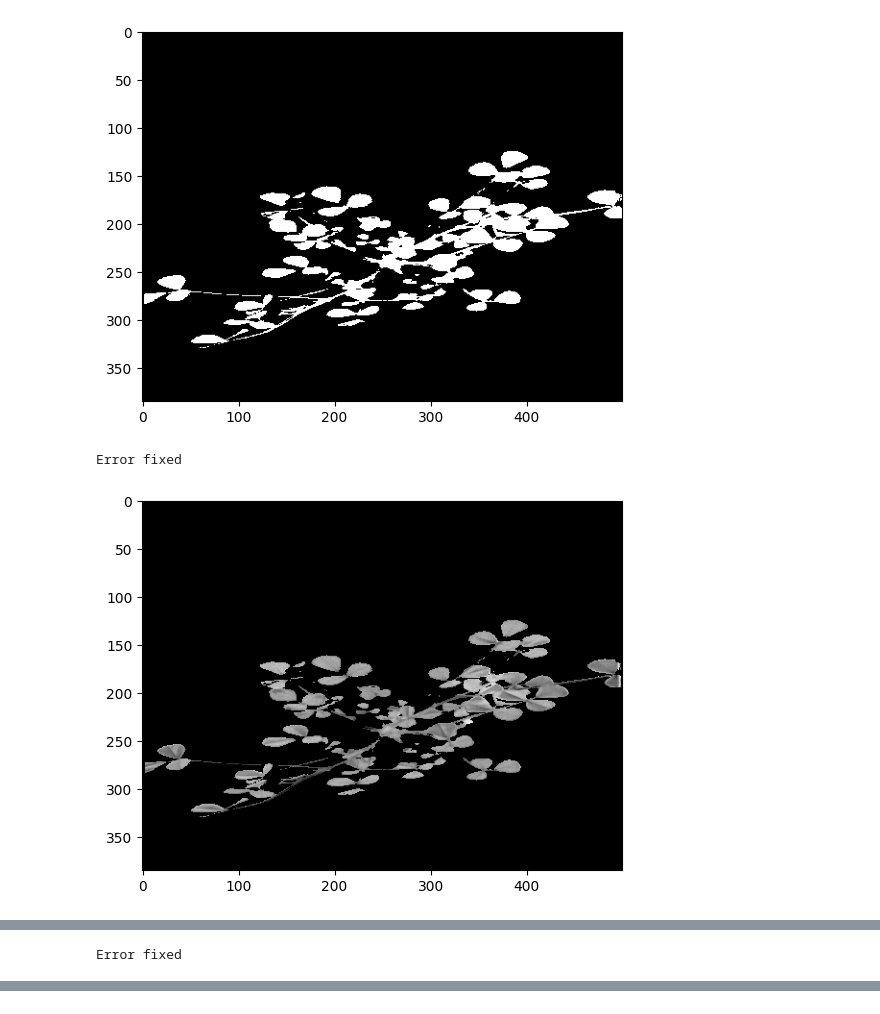
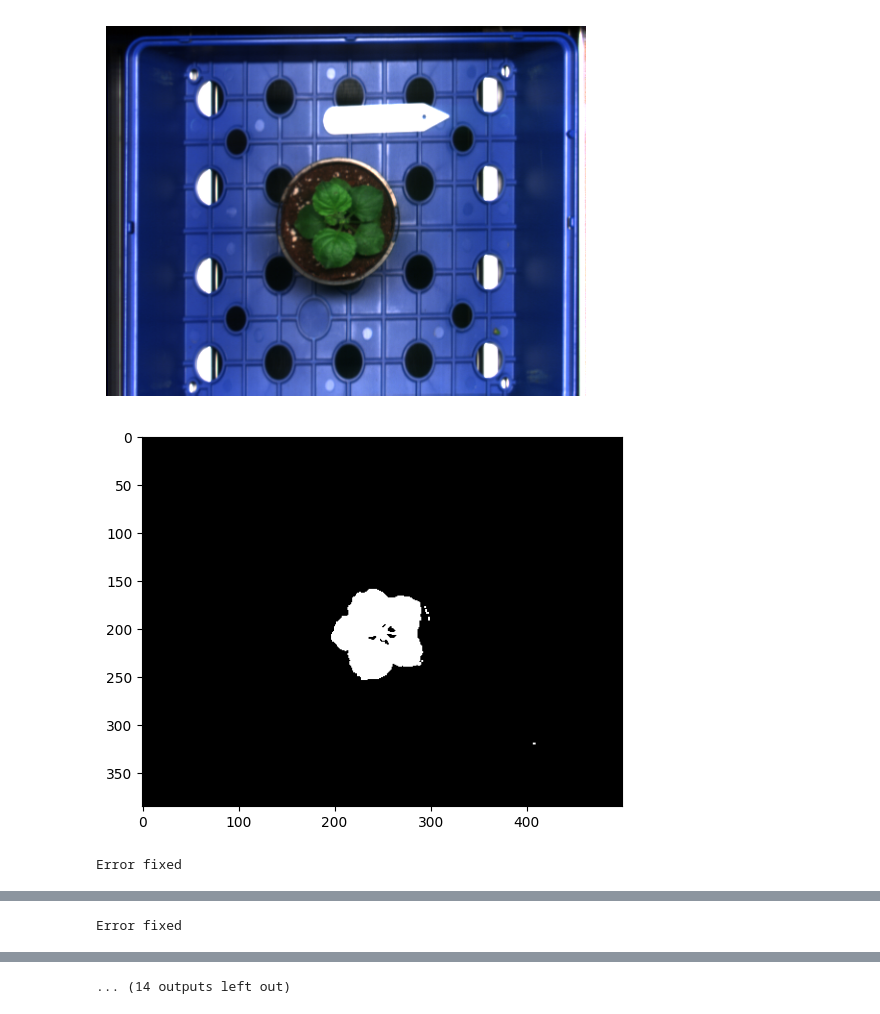
Before and after one commit to AuScalableDroneCloud/pipelines-jupyter, a Jupyter notebook: dev/pipelines-in-development/inlab_hyperspec_processing/Hyperspec_lab_pipeline.ipynb, the cells around one changed output, grey strips where cells are left out. Cells and saved outputs as stored; diff of their text form; code cells hidden in the pictures.

```diff
--- a/dev/pipelines-in-development/inlab_hyperspec_processing/Hyperspec_lab_pipeline.ipynb
+++ b/dev/pipelines-in-development/inlab_hyperspec_processing/Hyperspec_lab_pipeline.ipynb
@@ -198,15 +131,15 @@ import cv2
 import numpy as np
 
 ## Read
-img = cv2.imread("./2023-09-14_15-10-07.png")
+img = cv2.imread("./2023-05-25/2023-05-25_16-42-52.png")
 
 ## convert to hsv
 hsv = cv2.cvtColor(img, cv2.COLOR_BGR2HSV)
 
 ## mask of green (36,25,25) ~ (86, 255,255)
 # mask = cv2.inRange(hsv, (36, 25, 25), (86, 255,255))
-# mask = cv2.inRange(hsv, (36, 25, 25), (70, 255,255))
-mask = cv2.inRange(hsv, (40, 107, 110), (86, 255,255))
+mask = cv2.inRange(hsv, (38, 25, 25), (68, 255,255))
+# mask = cv2.inRange(hsv, (40, 107, 110), (86, 255,255))
 ## slice the green
 imask = mask>0
 green = np.zeros_like(img, np.uint8)
@@ -229,6 +162,11 @@ green_1ch = cv2.cvtColor(green, cv2.COLOR_BGR2GRAY)
 # Set the grayscale values to 255 where mask is >0
 green_1ch[green_1ch > 0] = 255
 
+kernel = np.ones((2,2),np.uint8)
+
+# Apply opening operation
+green_1ch = cv2.morphologyEx(green_1ch, cv2.MORPH_OPEN, kernel)
+
 # Display the resulting single-channel image
 plt.imshow(green_1ch, cmap='gray')  # Use 'cmap' if your image is grayscale
 plt.show()
@@ -239,6 +177,11 @@ plt.show()
+# %%
+
+col_names = ['tray_id', 'NDVI', 'NPCI', 'PSRI', 'NDRE', 'CCCI', 'PRI']
+
+traits_dict = {key:[] for key in col_names}
 # %%
-no_t = 2 # number of trays
-root_path = "./2023-09-14/"
+no_t = 5 # number of trays
+root_path = "./2023-05-25/"
 
 img_i = 0
 cf_i = 0
@@ -284,6 +227,14 @@ for i in range(int(l_imgs/no_t)):
         # cv2.imshow("img_thresh", th_ind)
         # cv2.waitKey(0)
         # cv2.destroyAllWindows()
+
+        img_rgb = cv2.cvtColor(img, cv2.COLOR_BGR2RGB)
+
+        # Now display the image in RGB format
+        plt.imshow(img_rgb)
+        plt.axis('off')  # Optional: Hide axes for a cleaner image display
+        plt.show()
+
         plt.imshow(th_ind, cmap='gray')  # Use 'cmap' if your image is grayscale
         plt.show()
 
@@ -309,13 +260,54 @@ for i in range(int(l_imgs/no_t)):
         # cv2.waitKey(0)
         # cv2.destroyAllWindows()
 
-        plt.imshow(masked_ind, cmap='gray')  # Use 'cmap' if your image is grayscale
+        masked_array = np.ma.masked_where(~th_ind, masked_ind)
+        plt.imshow(masked_array, cmap='gray', vmin = -0.1, vmax = 0.4)  # Use 'cmap' if your image is grayscale
         plt.show()
 
         print('Average of all pixels in NDRE: ',np.sum(masked_ind)/np.count_nonzero(th_ind))
-        print(np.min(masked_ind))
-        print(np.max(masked_ind))
+        print('Minimum value: ', np.min(masked_ind))
+        print('Maximum value: ',np.max(masked_ind))
 
+        tmp_values = []
+#             first add sid
+        tmp_values.append(img_i)
+
+#             NDVI
+        index, _ = get_ndvi(hyper, wavelength)
+        masked_ind = cv2.bitwise_and(index, index, mask = th_ind)
+        # tmp_values.append(np.average(masked_ind)) # np.mean and np.average are same without parameters in average
+        tmp_values.append(np.sum(masked_ind)/np.count_nonzero(th_ind)) # np.average(masked_ind[np.where(th_ind ==  255)])
+
+
+#             NPCI
+        index, _ = get_npci(hyper, wavelength)
+        masked_ind = cv2.bitwise_and(index, index, mask = th_ind)
+        tmp_values.append(np.sum(masked_ind)/np.count_nonzero(th_ind))
+
+#             PSRI
+        index, _ = get_psri(hyper, wavelength)
+        masked_ind = cv2.bitwise_and(index, index, mask = th_ind)
+        tmp_values.append(np.sum(masked_ind)/np.count_nonzero(th_ind))
+
+#             NDRE
+        index, _ = get_ndre(hyper, wavelength)
+        masked_ind = cv2.bitwise_and(index, index, mask = th_ind)
+        tmp_values.append(np.sum(masked_ind)/np.count_nonzero(th_ind))
+
+#             CCCI
+        index, _ = get_ccci(hyper, wavelength)
+        masked_ind = cv2.bitwise_and(index, index, mask = th_ind)
+        tmp_values.append(np.sum(masked_ind)/np.count_nonzero(th_ind))
+
+
+#             PRI
+        index, _ = get_pri(hyper, wavelength)
+        masked_ind = cv2.bitwise_and(index, index, mask = th_ind)
+        tmp_values.append(np.sum(masked_ind)/np.count_nonzero(th_ind))
+
+        #    insert the values of the particular row one by one to dict
+        for i in range(0,len(col_names)):
+            traits_dict[col_names[i]].append(tmp_values[i])
 
 
         #             increase the image iterator
@@ -335,3 +327,3 @@ img_path ./2023-09-14/2023-09-14--15-10-07_round-0_cam-1_tray-Tray_1
-[figure, old version]
+[figure, new version]
+[figure, new version]
 Error fixed
-[figure, old version]
@@ -348,0 +344 @@ success
+... (14 outputs left out)
```
Also changed, not shown: parts of 20 cells of this notebook.
